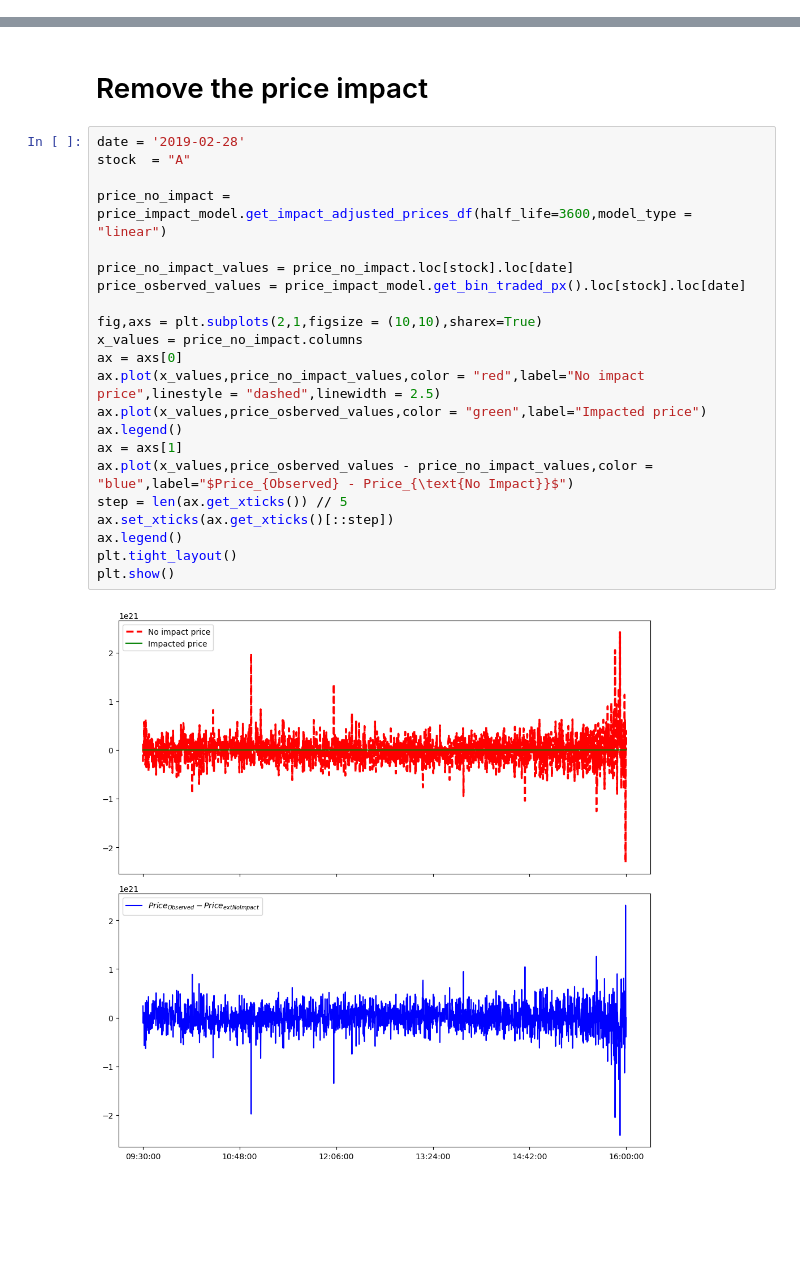
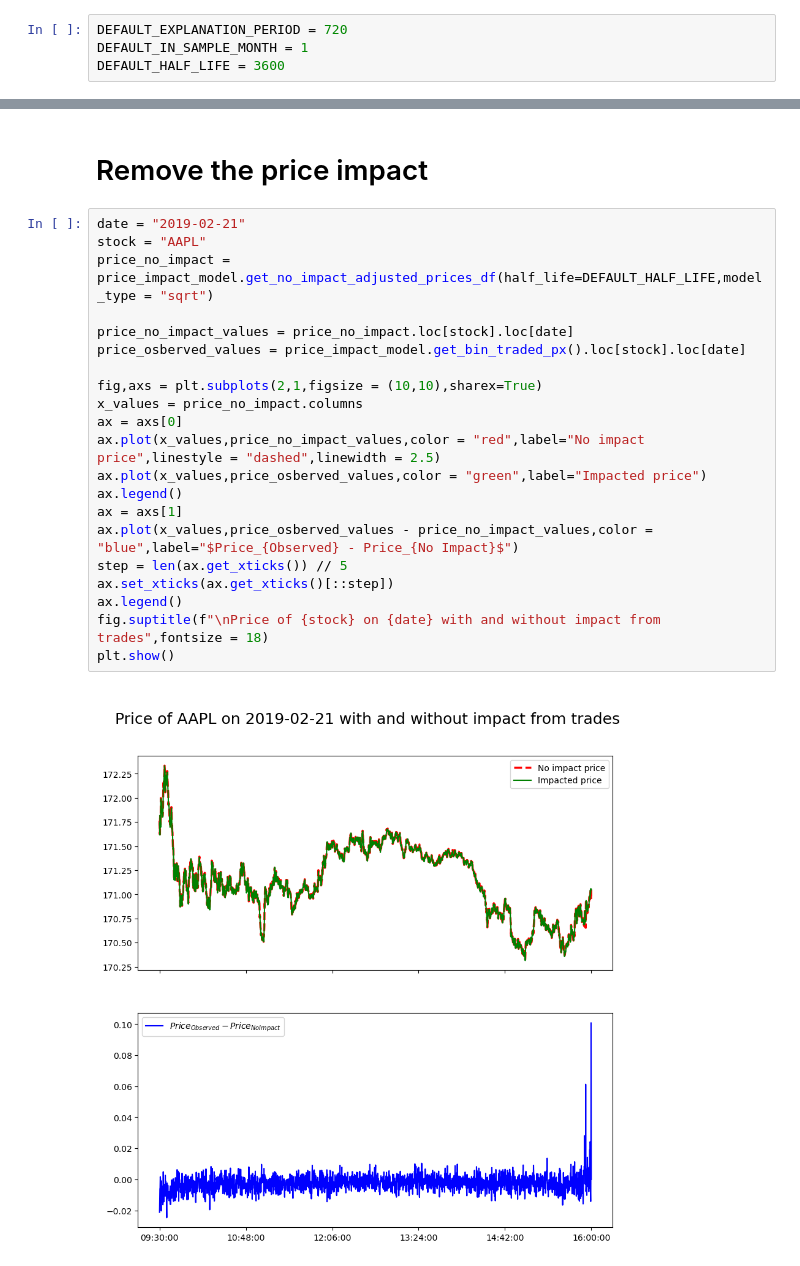
Before and after one commit to Max-Ded/computing-finance, a Jupyter notebook: High-Frequency-Algorithmic-Trading/coursework-notebook.ipynb, the cells around one changed output, grey strips where cells are left out. Cells and saved outputs as stored; diff of their text form; blank space fills up the shorter version.

```diff
--- a/High-Frequency-Algorithmic-Trading/coursework-notebook.ipynb
+++ b/High-Frequency-Algorithmic-Trading/coursework-notebook.ipynb
@@ -14,3 +16,7 @@ simplefilter(action="ignore", category=pd.errors.PerformanceWarning)
+# %%
+DEFAULT_EXPLANATION_PERIOD = 720
+DEFAULT_IN_SAMPLE_MONTH = 1
+DEFAULT_HALF_LIFE = 3600
 # %% [markdown]
 # Data pipeline
 # %% [markdown]
@@ -387,26 +436,25 @@ TypeError: 'NoneType' object is not subscriptable
 # %% [markdown]
 # Remove the price impact
 # %%
-date = '2019-02-28'
-stock  = "A"
-
-price_no_impact = price_impact_model.get_impact_adjusted_prices_df(half_life=3600,model_type = "linear")
+date = "2019-02-21"
+stock = "AAPL"
+price_no_impact = price_impact_model.get_no_impact_adjusted_prices_df(half_life=DEFAULT_HALF_LIFE,model_type = "sqrt")
 
 price_no_impact_values = price_no_impact.loc[stock].loc[date]
 price_osberved_values = price_impact_model.get_bin_traded_px().loc[stock].loc[date]
 
 fig,axs = plt.subplots(2,1,figsize = (10,10),sharex=True)
 x_values = price_no_impact.columns
 ax = axs[0]
 ax.plot(x_values,price_no_impact_values,color = "red",label="No impact price",linestyle = "dashed",linewidth = 2.5)
 ax.plot(x_values,price_osberved_values,color = "green",label="Impacted price")
 ax.legend()
 ax = axs[1]
-ax.plot(x_values,price_osberved_values - price_no_impact_values,color = "blue",label="$Price_{Observed} - Price_{\text{No Impact}}$")
+ax.plot(x_values,price_osberved_values - price_no_impact_values,color = "blue",label="$Price_{Observed} - Price_{No Impact}$")
 step = len(ax.get_xticks()) // 5
 ax.set_xticks(ax.get_xticks()[::step])
 ax.legend()
-plt.tight_layout()
+fig.suptitle(f"\nPrice of {stock} on {date} with and without impact from trades",fontsize = 18)
 plt.show()
 # %% [output]
-[figure, old version]
+[figure, new version]
```
Also changed, not shown: parts of 4 cells of this notebook.
